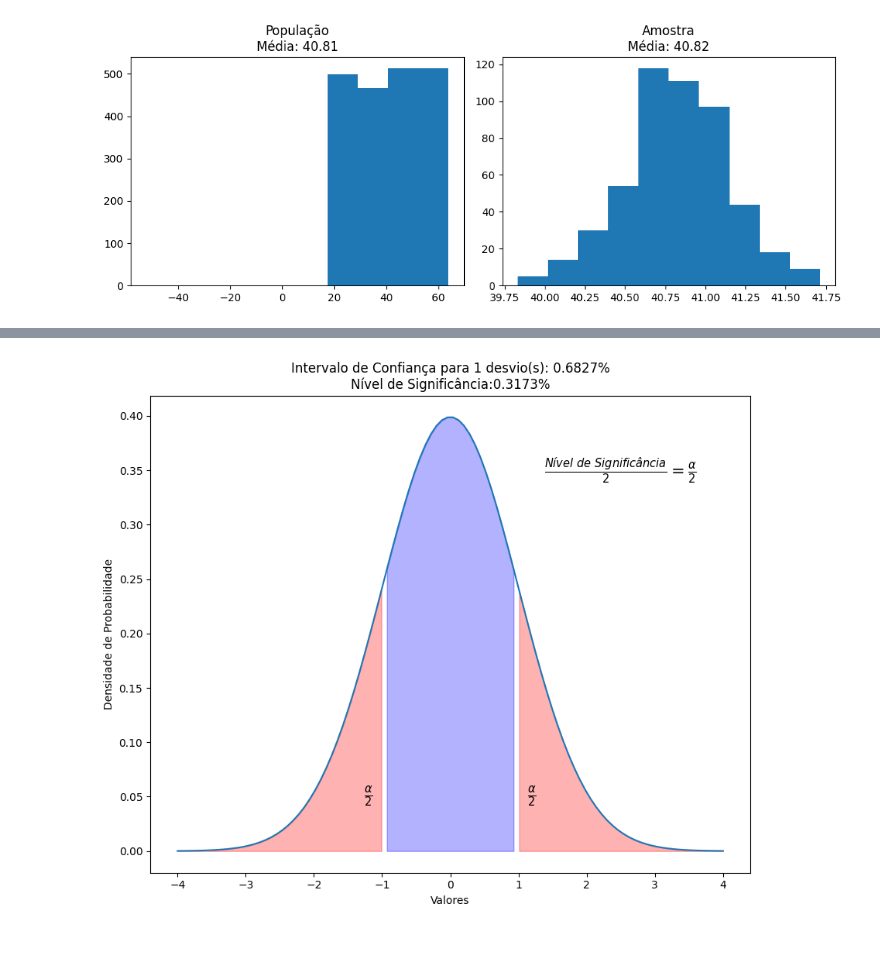
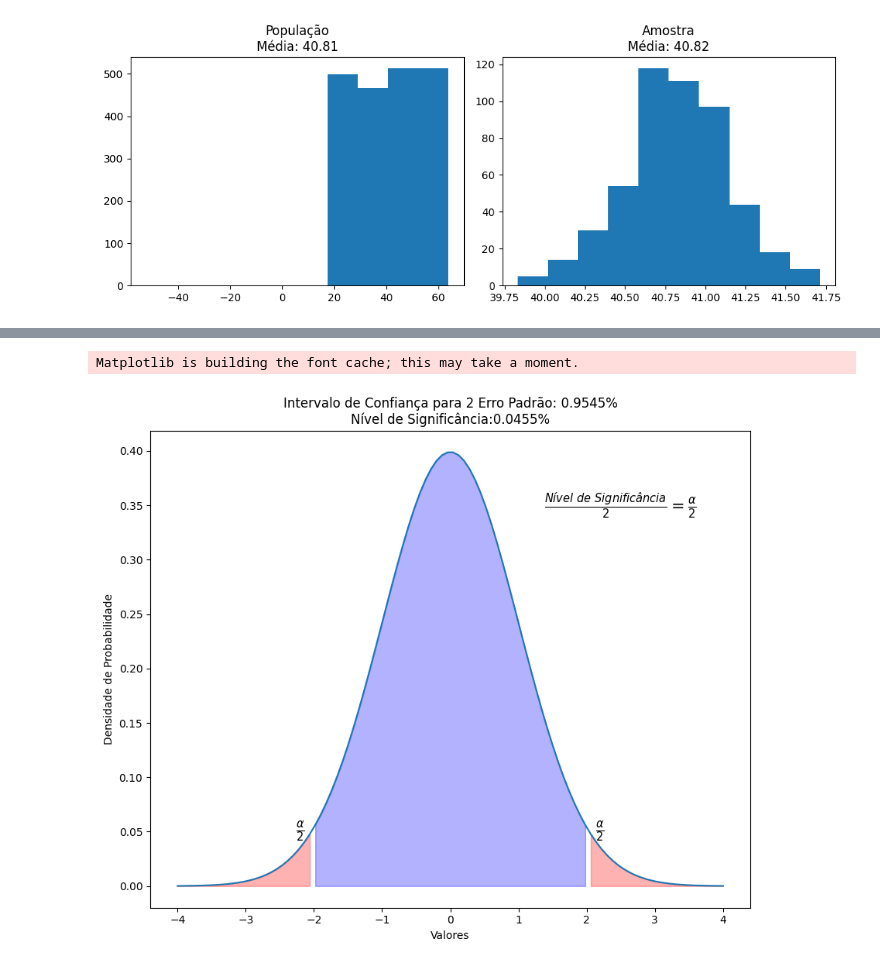
Before and after one commit to jlcunha/estudos_estatistica, a Jupyter notebook: curso2/distribuicao.ipynb, the cells around one changed output, grey strips where cells are left out. Cells and saved outputs as stored; diff of their text form; code cells hidden in the pictures.

```diff
--- a/curso2/distribuicao.ipynb
+++ b/curso2/distribuicao.ipynb
@@ -349,33 +379,34 @@ def plot_intervalo_confianca_significancia(desvios_padroes):
     y = norm.pdf(x, mu, sigma)
 
     fig, ax = plt.subplots(figsize=(10, 8))
 
     ax.plot(x, y)
 
     # Intervalo de confiança
     intervalo_inferior = mu - desvios_padroes * sigma
     intervalo_superior = mu + desvios_padroes * sigma
     ax.fill_between(x, y, where=((x>= intervalo_inferior) & (x <= intervalo_superior)), alpha=0.3, color='blue')
 
     # Nível de significância
     nivel_significancia = 1 - norm.cdf(desvios_padroes)
     intervalo_superior_significancia = mu + desvios_padroes * sigma
     intervalo_inferior_significancia = mu - desvios_padroes * sigma
     ax.fill_between(x, y, where=(x >= intervalo_superior_significancia), alpha=0.3, color='red')
     ax.fill_between(x, y, where=(x <= intervalo_inferior_significancia), alpha=0.3, color='red')
 
     ax.text(2.5, 0.35, r'$\frac{Nível\ de\ Significância}{2} = \frac{\alpha}{2}$', ha='center', va='center', fontsize=15)
     ax.text(intervalo_superior_significancia + 0.2, 0.05, '$\\frac{\\alpha}{2}$', ha='center', va='center', fontsize=15)
     ax.text(intervalo_inferior_significancia - 0.2, 0.05, '$\\frac{\\alpha}{2}$', ha='center', va='center', fontsize=15)
 
     ax.set_xlabel('Valores')
     ax.set_ylabel('Densidade de Probabilidade')
-    ax.set_title(f'Intervalo de Confiança para {desvios_padroes} desvio(s): {(1-(2*nivel_significancia)):.4f}%\nNível de Significância:{2*nivel_significancia:.4f}%')
+    ax.set_title(f'Intervalo de Confiança para {desvios_padroes} Erro Padrão: {(1-(2*nivel_significancia)):.4f}%\nNível de Significância:{2*nivel_significancia:.4f}%')
 
     plt.show()
 
 # Exemplo de uso
-desvios = 1
+desvios = 2
 plot_intervalo_confianca_significancia(desvios)
 # %% [output]
+Matplotlib is building the font cache; this may take a moment.
-[figure, old version]
+[figure, new version]
```
Also changed, not shown: parts of 27 cells of this notebook, 2 other files.
